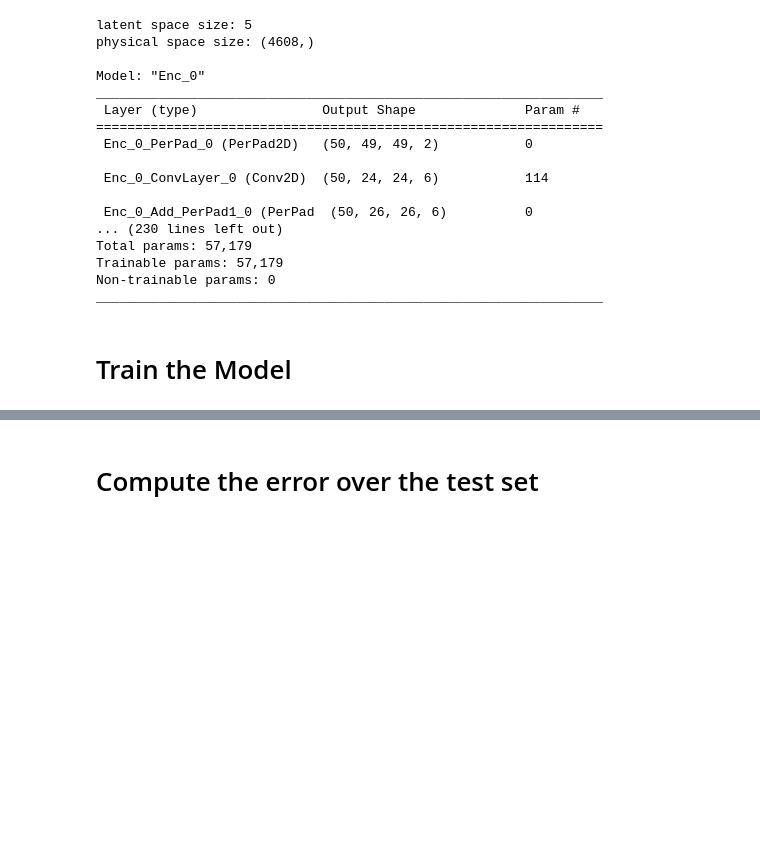
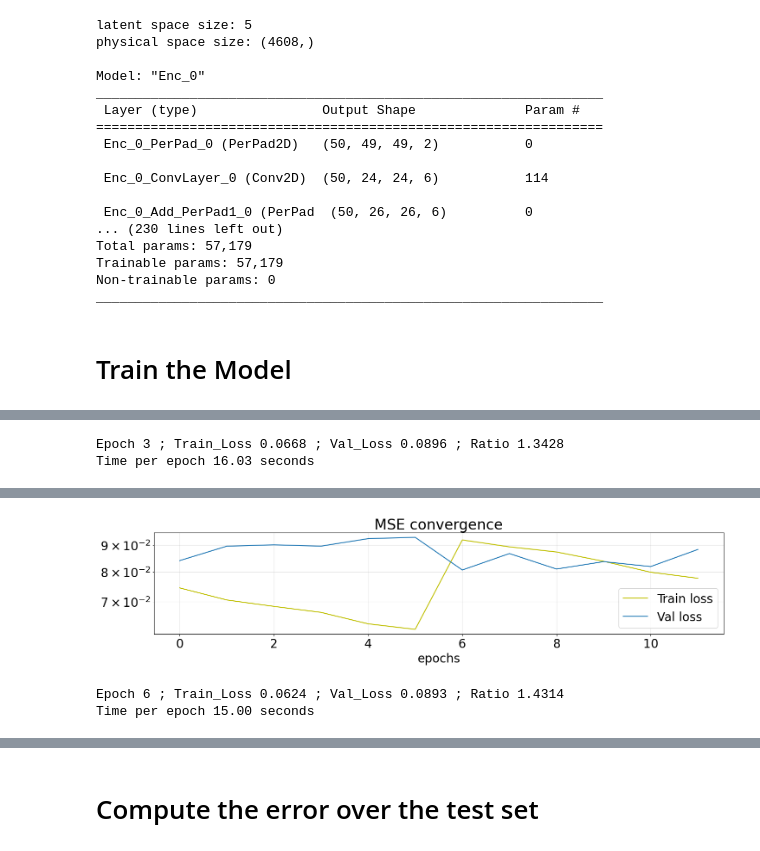
Before and after one commit to huciupaul/Capstone-AI-Group-2, a Jupyter notebook: autoencoder_tutorial.ipynb, the cells around one changed output, grey strips where cells are left out. Drawn from its saved outputs; the diff is of its cells as text; code cells hidden in the pictures; blank space fills up the shorter version.

Commit message:
Reincorporated adjusting learning rate in training loop

```diff
--- a/autoencoder_tutorial.ipynb
+++ b/autoencoder_tutorial.ipynb
@@ -476,0 +434,75 @@ KeyboardInterrupt:
+# %%
+from tqdm import trange, tqdm_notebook
+
+t = time.time()  # Initialize time for printing time per epoch
+model_path = './data/48_RE30_'+str(N_lat) # to save model
+
+for epoch in trange(n_epochs, desc='Epochs'):
+
+    # Incorporate early stopping
+    if epoch - last_save > patience:
+        print('Early stopping')
+        break
+
+    # Perform gradient descent for all the batches every epoch
+    loss_0 = 0
+    rng.shuffle(U_train, axis=0) # shuffle batches
+    for j in range(train_batches):
+        loss    = train_step(U_train[j], enc_mods, dec_mods, Loss_Mse, optimizer)
+        loss_0 += loss
+
+    # save train loss
+    tloss_plot[epoch]  = loss_0.numpy()/train_batches
+
+    # every N epochs checks the convergence of the training loss and val loss
+    if (epoch%N_check==0):
+
+        # Compute Validation Loss
+        loss_val        = 0
+        for j in range(val_batches):
+            loss        = train_step(U_val[j], enc_mods, dec_mods, Loss_Mse, optimizer, train=False)
+            loss_val   += loss
+
+        # Save validation loss
+        vloss_plot[epoch]  = loss_val.numpy()/val_batches
+
+        # Decreases the learning rate if the training loss is not going down with respect to
+        # N_lr epochs before
+        if epoch > N_lr and lrate_update:
+            #check if the training loss is smaller than the average training loss N_lr epochs ago
+            tt_loss   = np.mean(tloss_plot[epoch-N_lr:epoch])
+            if tt_loss > old_loss[epoch-N_lr]:
+                #if it is larger, load optimal val loss weights and decrease learning rate
+                load_model(model_path)
+
+                optimizer.learning_rate = optimizer.learning_rate*lrate_mult
+                min_weights = optimizer.get_weights() # RV - just added this line
+                optimizer.set_weights(min_weights)
+                print('LEARNING RATE CHANGE', optimizer.learning_rate.numpy())
+                old_loss[epoch-N_lr:epoch] = 1e6 #so that l_rate is not changed for N_lr steps
+
+        #store current loss
+        old_loss[epoch] = tloss_plot[epoch].copy()
+
+        # save best model (the one with minimum validation loss)
+        if epoch > 1 and vloss_plot[epoch] < \
+                         (vloss_plot[:epoch-1][np.nonzero(vloss_plot[:epoch-1])]).min():
+
+            #saving the model weights
+            save_model(model_path)
+
+            #saving optimizer parameters
+            save_optimizer_params(model_path, optimizer)
+
+            last_save = epoch #store the last time the val loss has decreased for early stop
+
+        # Print loss values and training time (per epoch)
+        print('Epoch', epoch, '; Train_Loss', f"{tloss_plot[epoch]:.4f}",
+              '; Val_Loss', f"{vloss_plot[epoch]:.4f}",  '; Ratio', f"{(vloss_plot[epoch])/(tloss_plot[epoch]):.4f}")
+        print(f'Time per epoch {(time.time()-t):.2f} seconds')
+        print('')
+        t = time.time()  # Reset time after each epoch
+
+    if (epoch%N_plot==0) and epoch != 0: # Plot every N_plot epochs
+        plot_training_curve()
+# %% [output]
@@ -476,0 +515,2 @@ KeyboardInterrupt:
+Epoch 3 ; Train_Loss 0.0668 ; Val_Loss 0.0896 ; Ratio 1.3428
+Time per epoch 16.03 seconds
@@ -476,0 +522,3 @@ KeyboardInterrupt:
+[figure, added]
+Epoch 6 ; Train_Loss 0.0624 ; Val_Loss 0.0893 ; Ratio 1.4314
+Time per epoch 15.00 seconds
```
Also changed, not shown: parts of 7 cells of this notebook, 1 other file.
